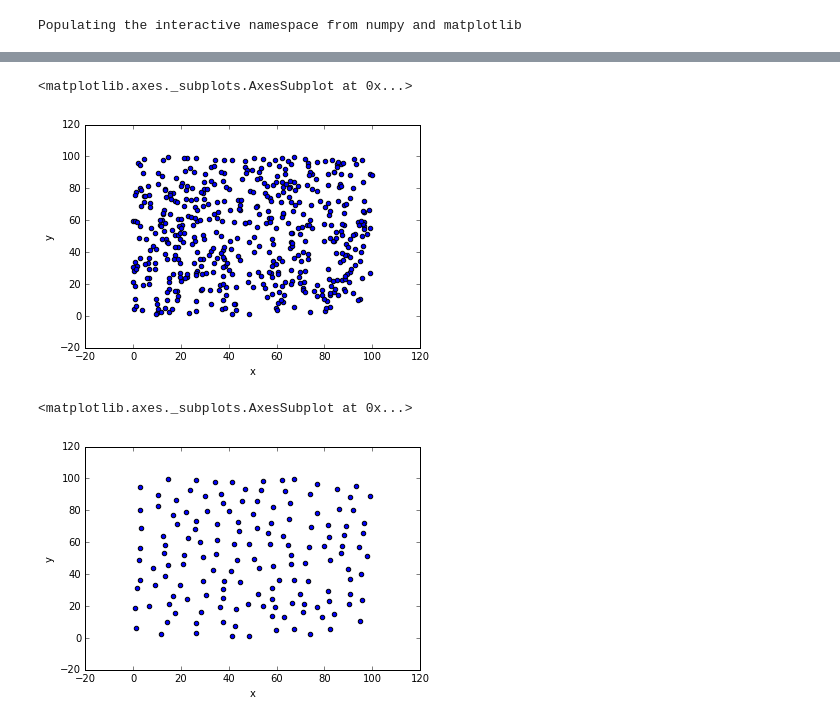
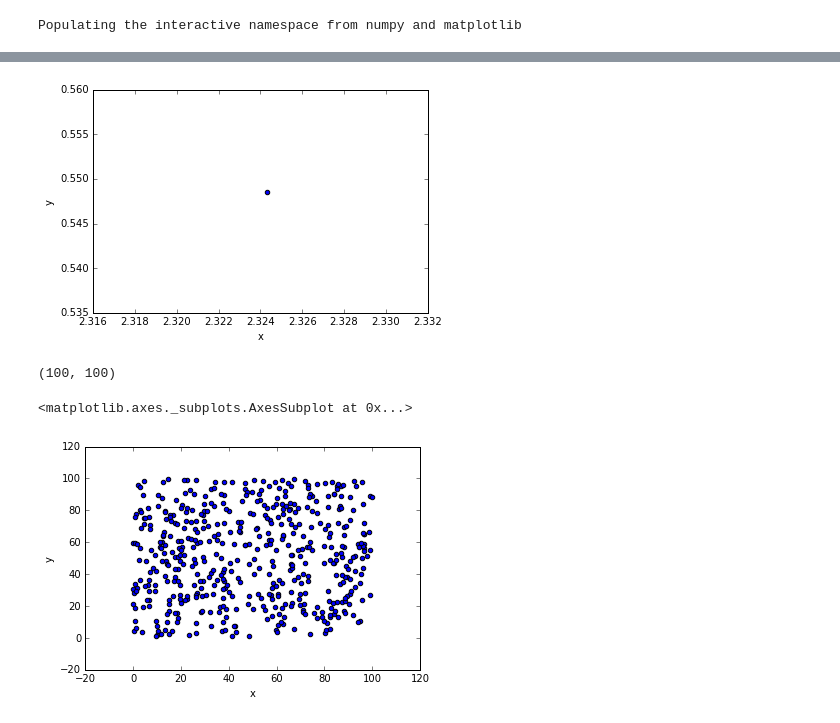
Before and after one commit to tisaconundrum2/autocnet, a Jupyter notebook: notebooks/spatial_suppression_testing.ipynb, the cells around one changed output, grey strips where cells are left out. Drawn from its saved outputs; the diff is of its cells as text; code cells hidden in the pictures.

```diff
--- a/notebooks/spatial_suppression_testing.ipynb
+++ b/notebooks/spatial_suppression_testing.ipynb
@@ -15,15 +26,18 @@ Populating the interactive namespace from numpy and matplotlib
+# %%
+df[minimum.mask].plot(kind = 'scatter', x = 'x', y = 'y')
+if len(df[minimum.mask]) not in range(minimum.k-(int(mt.ceil(minimum.error_k*minimum.k)))+1, minimum.k+(int(mt.ceil(minimum.error_k*minimum.k)))+1):
+    raise ValueError('Number of points not in range.')
+# %% [output]
+[figure, added]
 # %%
 r = np.random.RandomState(12345)
 df = pd.DataFrame(r.uniform(0,100,(500, 3)), columns=['x', 'y', 'strength'])
-minimum = SpatialSuppression(df, (100, 100), k = 150)
+minimum = SpatialSuppression(df, (100,100), k = 50, error_k = .1)
 
+print(minimum.domain)
 minimum.suppress()
 df.plot(kind = 'scatter', x = 'x', y = 'y')
 # %% [output]
-<matplotlib.axes._subplots.AxesSubplot at 0x...>
+(100, 100)
+<matplotlib.axes._subplots.AxesSubplot at 0x...>
 [figure]
-# %%
-df[minimum.mask].plot(kind = 'scatter', x = 'x', y = 'y')
-# %% [output]
-<matplotlib.axes._subplots.AxesSubplot at 0x...>
-[figure, removed]
```
Also changed, not shown: parts of 7 cells of this notebook, 3 other files.
